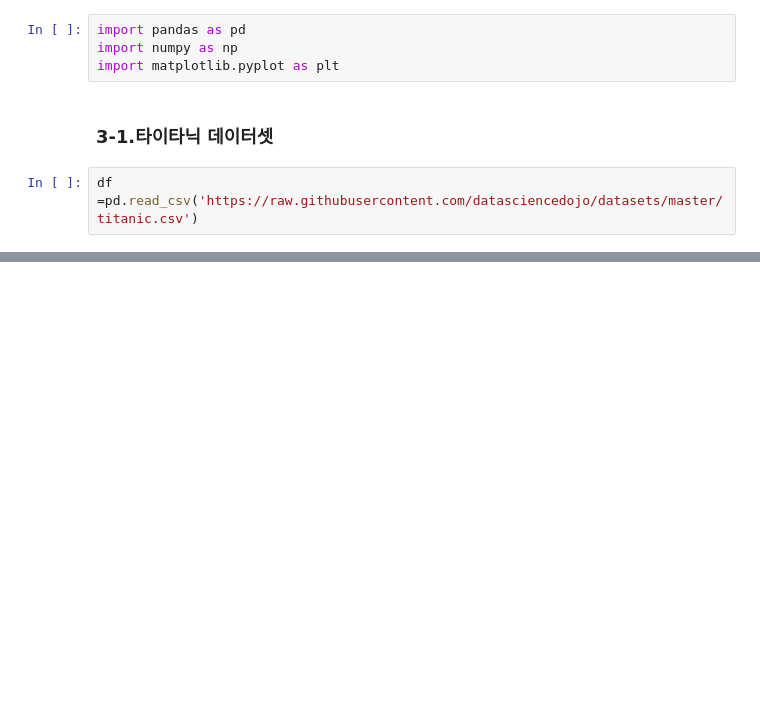
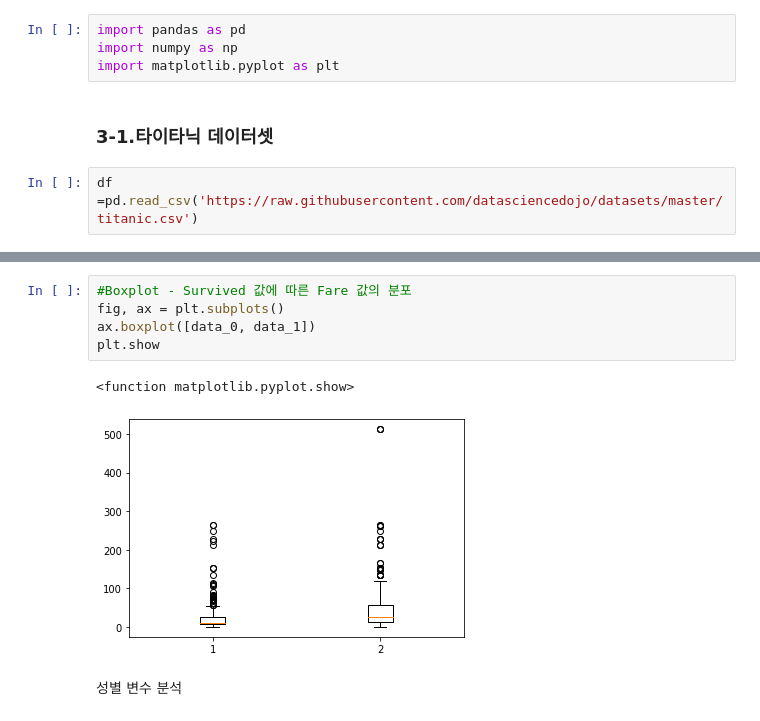
Before and after one commit to dydwns9436/BigData_Exam, a Jupyter notebook: Study_03.ipynb, the cells around one changed output, grey strips where cells are left out. Cells and saved outputs as stored; diff of their text form; blank space fills up the shorter version.

```diff
--- a/Study_03.ipynb
+++ b/Study_03.ipynb
@@ -99,0 +183,10 @@ df.info
+# %%
+#Boxplot - Survived 값에 따른 Fare 값의 분포
+fig, ax = plt.subplots()
+ax.boxplot([data_0, data_1])
+plt.show
+# %% [output]
+<function matplotlib.pyplot.show>
+[figure, added]
+# %% [markdown]
+성별 변수 분석
```
Also changed, not shown: parts of 15 cells of this notebook.
